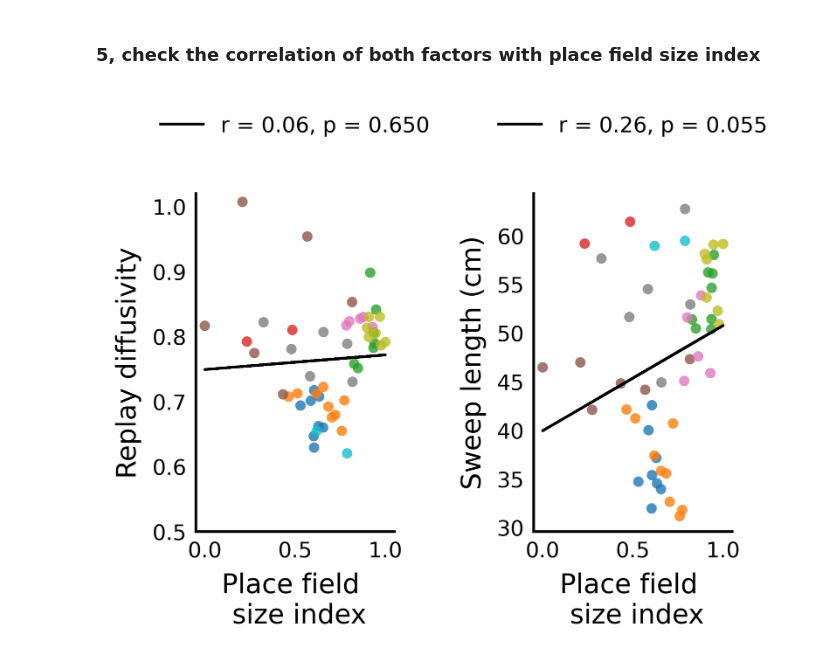
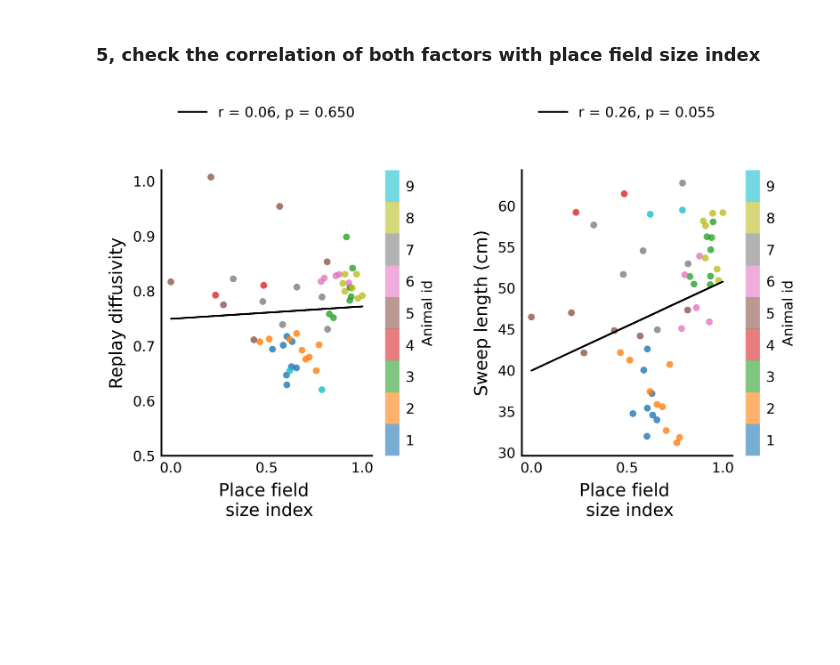
Before and after one commit to ZilongJi/AdaptiveAttractorForSequences, a Jupyter notebook: PaperFig_replay_vs_theta_sequences.ipynb, the cells around one changed output. Cells and saved outputs as stored; diff of their text form; code cells hidden in the pictures; blank space fills up the shorter version.

```diff
--- a/PaperFig_replay_vs_theta_sequences.ipynb
+++ b/PaperFig_replay_vs_theta_sequences.ipynb
@@ -810,7 +810,7 @@ ax0 = plt.subplot(gs[0])
 import pickle
 
 with open(
-    "/home/zilong/Desktop/AdaptiveAttractorForSequences/PaperFigureCode/sweep_replay_correlation.pkl",
+    "/home/zilong/Desktop/AdaptiveAttractorForSequences/ExpData/sweep_replay_correlation_model.pkl",
     "rb",
 ) as f:
     M, MeanSweep, MeanSweepAmp, DiffusionExp = pickle.load(f)
@@ -882,7 +882,10 @@ ax1 = plt.subplot(gs[1])
 
 # load real data: ./sweep_replay_correlation_realdata.pkl
 # !!! need to run SeeepAwakeReplayCorrelation.ipynb first to generate the pickle file if not exist
-with open("../../Processed-Data/sweep_replay_correlation_realdata.pkl", "rb") as f:
+with open(
+    "/home/zilong/Desktop/AdaptiveAttractorForSequences/ExpData/sweep_replay_correlation_realdata.pkl",
+    "rb",
+) as f:
     (
         animal_names,
         all_sweep_len_perday_concat,
@@ -1313,7 +1280,7 @@ plt.savefig(savedir + savename, dpi=300, bbox_inches="tight")
 # %% [markdown]
 ### 5, check the correlation of both factors with place field size index
 # %%
-fig = plt.figure(figsize=(3.8, 3.4), dpi=300)
+fig = plt.figure(figsize=(6, 4), dpi=300)
 gs = gridspec.GridSpec(1, 2)
 labelsize = 10
 ticksize = 8
@@ -1409,22 +1376,22 @@ ax2.plot(
 # legend
 ax2.legend(fontsize=ticksize, frameon=False, loc="center", bbox_to_anchor=(0.5, 1.2))
 
-# # add colorbar with alpha 0.8
-# cmap = ListedColormap(color_dict.values())
-# # Create a ScalarMappable with the colormap and normalize it
-# sm = ScalarMappable(cmap=cmap, norm=plt.Normalize(vmin=0, vmax=len(color_dict)))
-# # Set the colorbar properties
-# cbar = plt.colorbar(sm, ax=ax2, ticks=list(range(len(color_dict))), alpha=0.6)
-# # Set colorbar ticks by adding 1 to each tick
-# ticks = list(range(len(color_dict)))
-# cbar.set_ticks([tick + 0.5 for tick in ticks])
-# # set tick labels by adding 1 to each tick
-# cbar.set_ticklabels(list(range(1, len(color_dict) + 1)))
-# # Set colorbar ticklabels by adding 1 to each tick
-# # Set colorbar label
-# cbar.set_label("Animal id", fontsize=ticksize)
-# # remove the box of the colorbar
-# cbar.outline.set_visible(False)
+# add colorbar with alpha 0.8
+cmap = ListedColormap(color_dict.values())
+# Create a ScalarMappable with the colormap and normalize it
+sm = ScalarMappable(cmap=cmap, norm=plt.Normalize(vmin=0, vmax=len(color_dict)))
+# Set the colorbar properties
+cbar = plt.colorbar(sm, ax=ax2, ticks=list(range(len(color_dict))), alpha=0.6)
+# Set colorbar ticks by adding 1 to each tick
+ticks = list(range(len(color_dict)))
+cbar.set_ticks([tick + 0.5 for tick in ticks])
+# set tick labels by adding 1 to each tick
+cbar.set_ticklabels(list(range(1, len(color_dict) + 1)))
+# Set colorbar ticklabels by adding 1 to each tick
+# Set colorbar label
+cbar.set_label("Animal id", fontsize=ticksize)
+# remove the box of the colorbar
+cbar.outline.set_visible(False)
 
 ax2.set_xlabel("Place field \n size index", fontsize=labelsize)
 ax2.set_ylabel("Replay diffusivity", fontsize=labelsize)
@@ -1460,47 +1427,47 @@ ax3.plot(
 )
 
 # legend
 ax3.legend(fontsize=ticksize, frameon=False, loc="center", bbox_to_anchor=(0.5, 1.2))
 
-# # add colorbar with alpha 0.8
-# cmap = ListedColormap(color_dict.values())
-# # Create a ScalarMappable with the colormap and normalize it
-# sm = ScalarMappable(cmap=cmap, norm=plt.Normalize(vmin=0, vmax=len(color_dict)))
-# # Set the colorbar properties
-# cbar = plt.colorbar(sm, ax=ax3, ticks=list(range(len(color_dict))), alpha=0.6)
-# # Set colorbar ticks by adding 1 to each tick
-# ticks = list(range(len(color_dict)))
-# cbar.set_ticks([tick + 0.5 for tick in ticks])
-# # set tick labels by adding 1 to each tick
-# cbar.set_ticklabels(list(range(1, len(color_dict) + 1)))
-# # Set colorbar ticklabels by adding 1 to each tick
-# # Set colorbar label
-# cbar.set_label("Animal id", fontsize=ticksize)
-# # remove the box of the colorbar
-# cbar.outline.set_visible(False)
+# add colorbar with alpha 0.8
+cmap = ListedColormap(color_dict.values())
+# Create a ScalarMappable with the colormap and normalize it
+sm = ScalarMappable(cmap=cmap, norm=plt.Normalize(vmin=0, vmax=len(color_dict)))
+# Set the colorbar properties
+cbar = plt.colorbar(sm, ax=ax3, ticks=list(range(len(color_dict))), alpha=0.6)
+# Set colorbar ticks by adding 1 to each tick
+ticks = list(range(len(color_dict)))
+cbar.set_ticks([tick + 0.5 for tick in ticks])
+# set tick labels by adding 1 to each tick
+cbar.set_ticklabels(list(range(1, len(color_dict) + 1)))
+# Set colorbar ticklabels by adding 1 to each tick
+# Set colorbar label
+cbar.set_label("Animal id", fontsize=ticksize)
+# remove the box of the colorbar
+cbar.outline.set_visible(False)
 
 ax3.set_xlabel("Place field \n size index", fontsize=labelsize)
 ax3.set_ylabel("Sweep length (cm)", fontsize=labelsize)
 
 
 # for all axes, set upper and right spine off, axis line width 1.0
 all_axes = fig.get_axes()
 for ax in all_axes:
     ax.tick_params(labelsize=ticksize)
     ax.spines["right"].set_visible(False)
     ax.spines["top"].set_visible(False)
     # axis line width 1.0
     ax.spines["bottom"].set_linewidth(1.0)
     ax.spines["left"].set_linewidth(1.0)
     # remove the tick bars on the left and bottom
     ax.tick_params(axis="both", which="both", length=0)
 
 plt.tight_layout()
 
 # save the figure to /home/zilong/Desktop/replay_trajectory_paper/Processed-Data/Paper_figures/
 savedir = "/home/zilong/Desktop/AdaptiveAttractorForSequences/Figures/"
 
 savename = "Fig_replay_vs_theta_sequences_correlatewithplacefieldsize.pdf"
 plt.savefig(savedir + savename, dpi=300, bbox_inches="tight")
 # %% [output]
-[figure, old version]
+[figure, new version]
```
Also changed, not shown: parts of 3 cells of this notebook, 11 other files.
